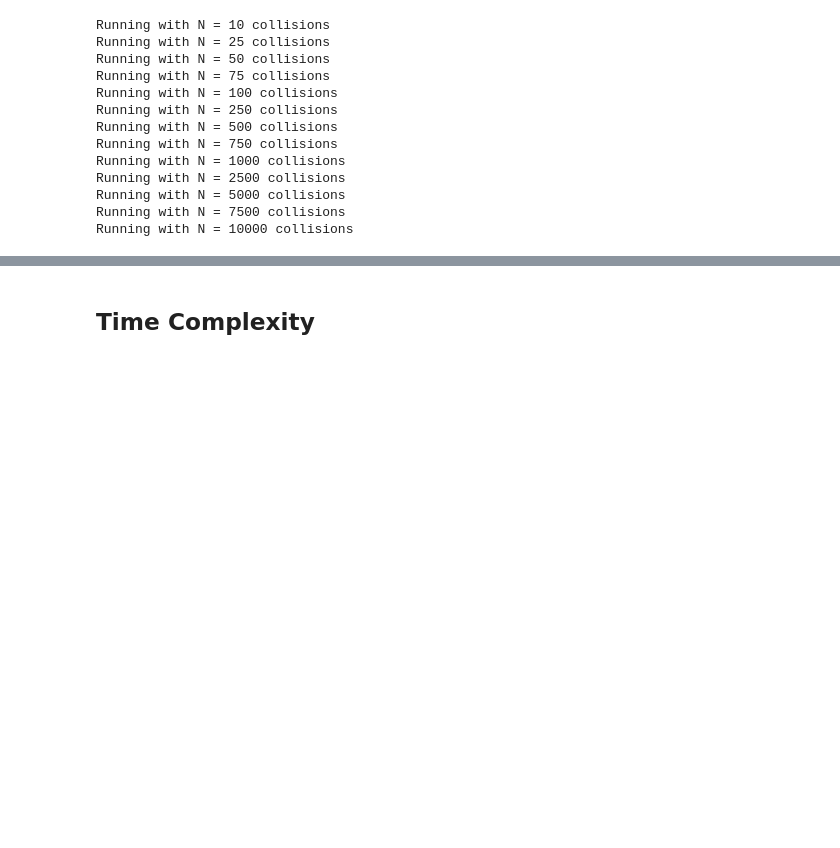
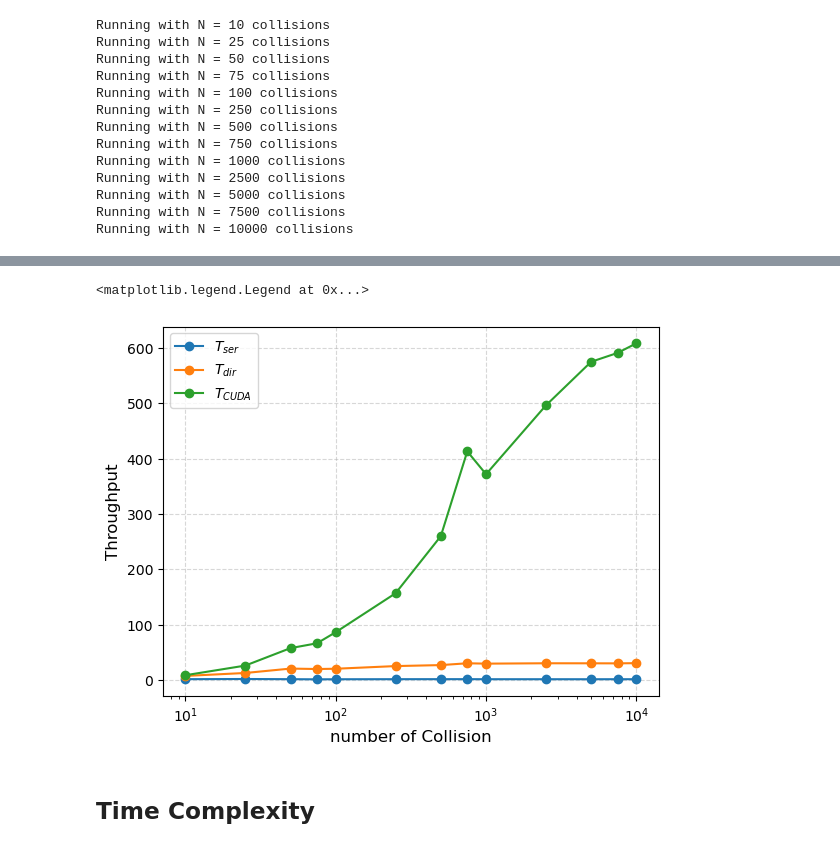
Before and after one commit to FrancescoLR02/JetClustering, a Jupyter notebook: Analysis.ipynb, the cells around one changed output, grey strips where cells are left out. Drawn from its saved outputs; the diff is of its cells as text; code cells hidden in the pictures; blank space fills up the shorter version.

```diff
--- a/Analysis.ipynb
+++ b/Analysis.ipynb
@@ -310,3 +313,23 @@ plt.plot(numCollision, BenchmarkTime['CUDA'])
+# %%
+#Throughput:
+T_serial = numCollision/BenchmarkTime['Serial']
+T_dir = numCollision/BenchmarkTime['Directive']
+T_CUDA = numCollision/BenchmarkTime['CUDA']
+
+plt.plot(numCollision, T_serial, '-o', label=r"$T_{ser}$")
+plt.plot(numCollision, T_dir, '-o',label=r"$T_{dir}$")
+plt.plot(numCollision, T_CUDA, '-o',label=r"$T_{CUDA}$")
+
+plt.xlabel("number of Collision", fontsize = 12)
+plt.ylabel("Throughput", fontsize = 12)
+
+plt.grid(True, alpha = 0.5, linestyle="--", axis = 'both')
+
+plt.xscale('log')
+plt.legend()
+# %% [output]
+<matplotlib.legend.Legend at 0x...>
+[figure, added]
 # %% [markdown]
 ## Time Complexity
 # %%
```
Also changed, not shown: parts of 2 cells of this notebook, 1 other file.
